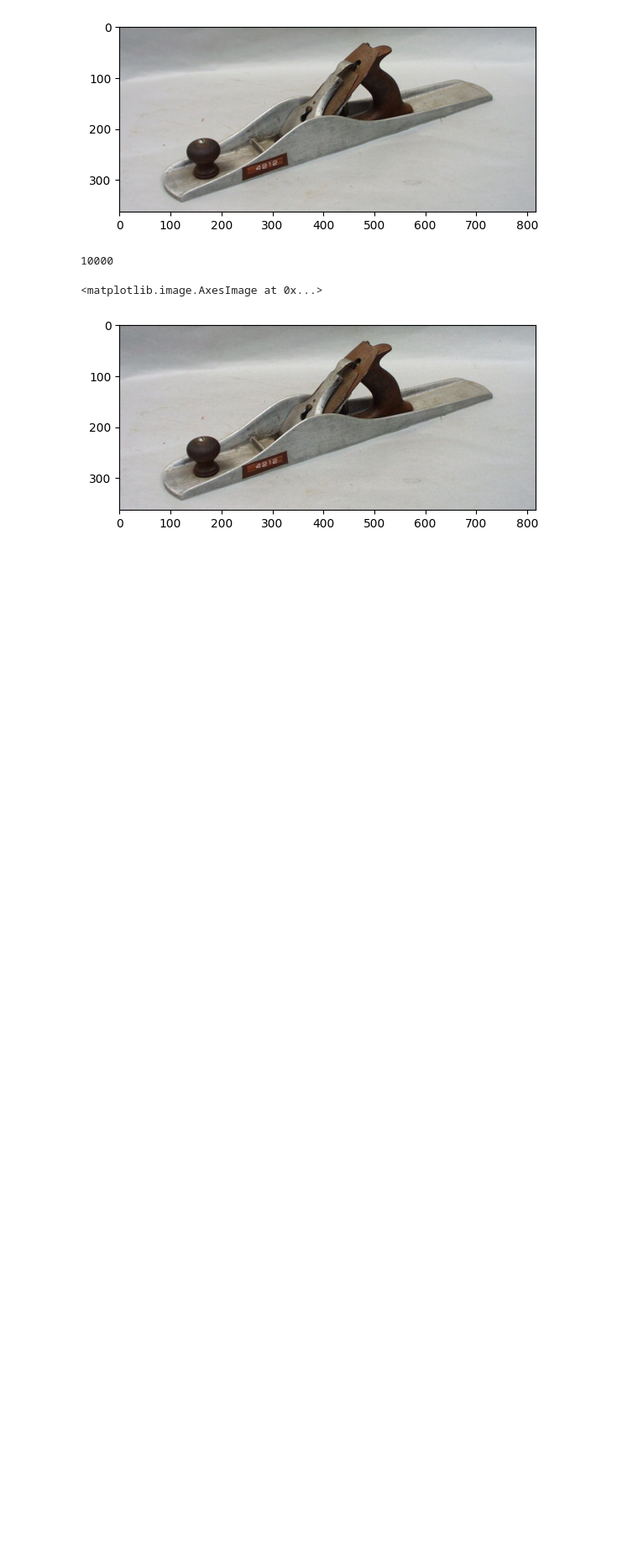
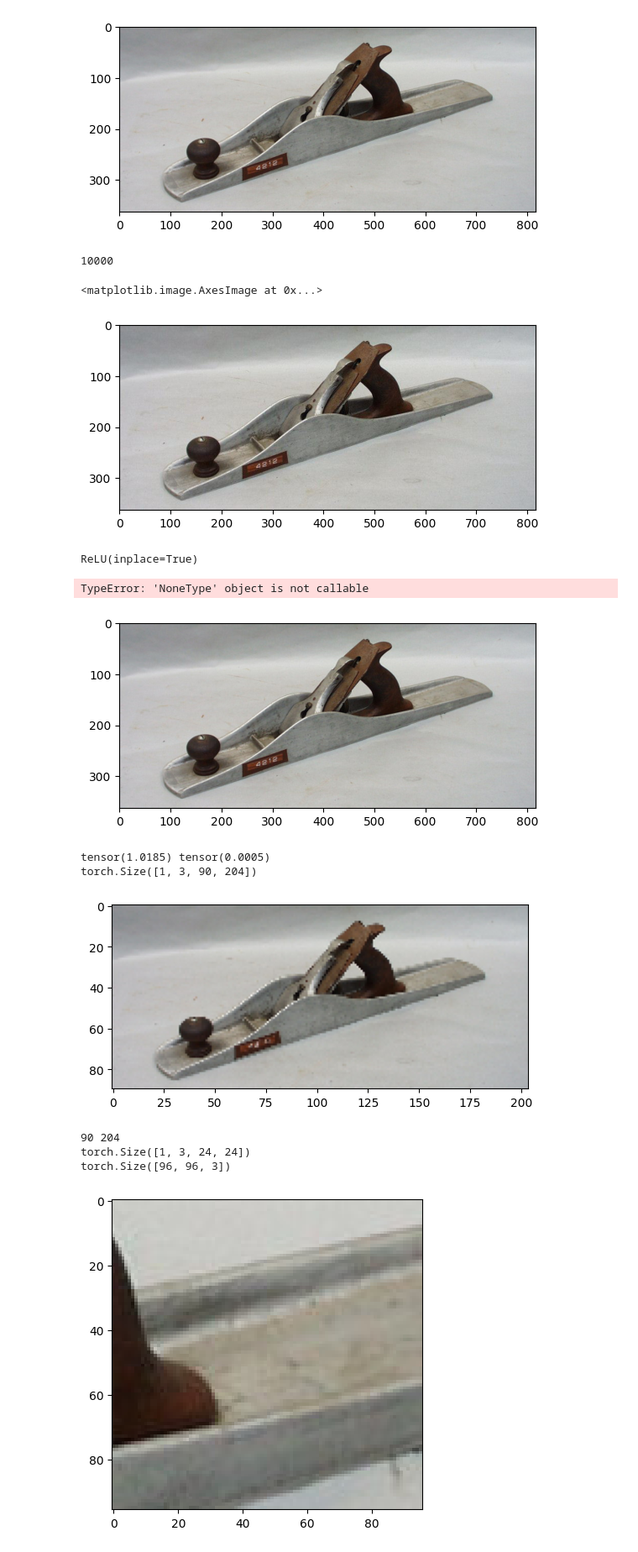
Before and after one commit to Snapzie/DLAndAI, a Jupyter notebook: SRGAN/Preprocess.ipynb, the cells around one changed output. Shown: that part at 84% size. Saved outputs shown, nothing was run; the diff lists cells and outputs as text; code cells hidden in the pictures; blank space fills up the shorter version.

Commit message:
Refactored ImageNet10k __getitem__ and added vgg

```diff
--- a/SRGAN/Preprocess.ipynb
+++ b/SRGAN/Preprocess.ipynb
@@ -11,6 +13,6 @@ from PIL import Image
 # %%
 dataset = load_dataset('imagenet-1k',split='train',streaming=True, token='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')
-dataset = list(map(lambda x: x['image'], dataset.take(12000)))
+dataset = list(map(lambda x: x['image'], dataset.take(10)))
 plt.imshow(dataset[0])
 # %% [output]
 <matplotlib.image.AxesImage at 0x...>
@@ -45,3 +48,54 @@ plt.imshow(data[0])
 10000
 <matplotlib.image.AxesImage at 0x...>
 [figure]
+# %%
+vgg_out = {}
+def activation(name):
+    def hook(module, input, output):
+        vgg_out[name] = output
+    return hook
+
+vgg = models.vgg19(weights=models.VGG19_Weights.IMAGENET1K_V1)
+print(vgg.features[35])
+vgg.features[35].register_forward_hook(activation('relu5_4'))
+x = torch.rand((16,3,96,96))
+out = vgg(x)
+print(vgg_out['relu5_4'].shape)
+# %% [output]
+ReLU(inplace=True)
+TypeError: 'NoneType' object is not callable
+# %%
+im = transforms.ToTensor()(dataset[0])
+y = im.permute(1,2,0)
+plt.imshow(y)
+plt.show()
+x = im.unsqueeze(0)
+x = F.interpolate(x,scale_factor=1/4,mode='bicubic')
+print(torch.max(x),torch.min(x))
+x = x / torch.max(x)
+print(x.shape)
+plt.imshow(x.squeeze(0).permute(1,2,0))
+plt.show()
+lh,lw = x.shape[2],x.shape[3]
+print(lh,lw)
+rh = random.randrange(0,lh-24)
+rw = random.randrange(0,lw-24)
+x = x[:,:,rh:rh+24,rw:rw+24]
+rh_scaled = rh * 4
+rw_scaled = rw * 4
+y = y[rh_scaled:rh_scaled+(24*4),rw_scaled:rw_scaled+(24*4),:]
+print(x.shape)
+print(y.shape)
+plt.imshow(y)
+plt.show()
+plt.imshow(x.squeeze(0).permute(1,2,0))
+plt.show()
+# %% [output]
+[figure, added]
+tensor(1.0185) tensor(0.0005)
+torch.Size([1, 3, 90, 204])
+[figure, added]
+90 204
+torch.Size([1, 3, 24, 24])
+torch.Size([96, 96, 3])
+[figure, added]
```
Also changed, not shown: parts of 3 cells of this notebook, 1 other file.
